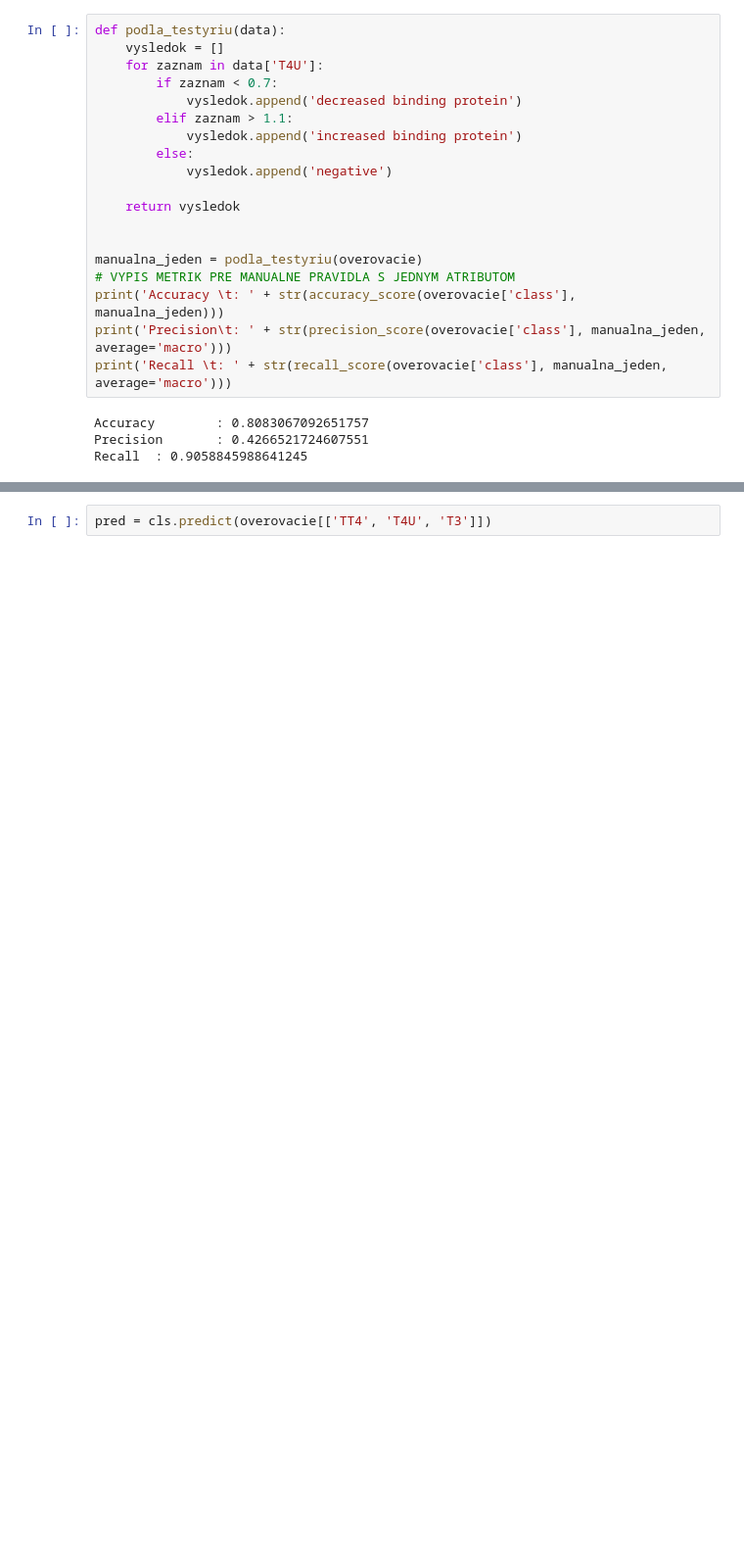
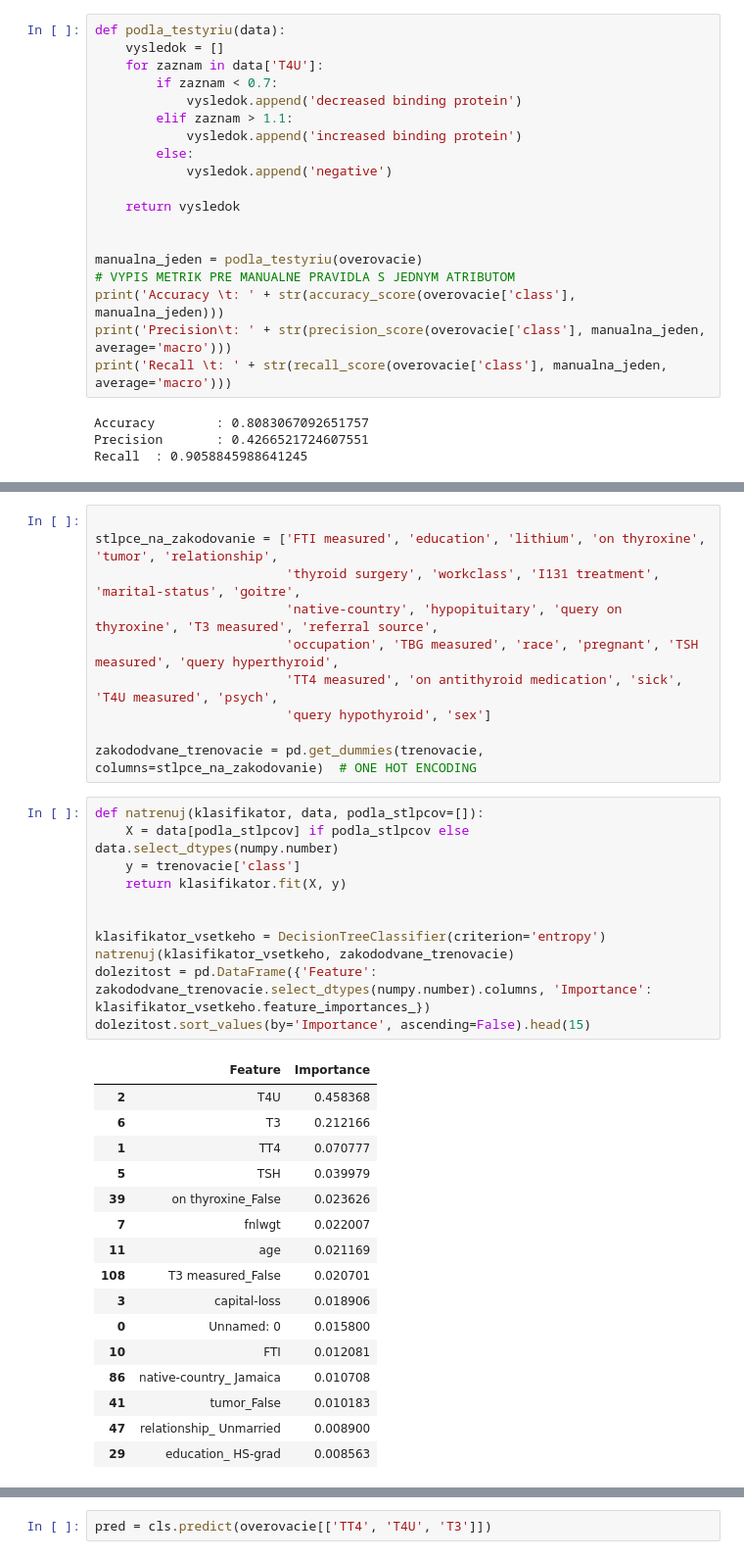
Before and after one commit to MatusPilnan/nadejny-informatik, a Jupyter notebook: utrzok-z-krabicky-od-elemiek.ipynb, the cells around one changed output, grey strips where cells are left out. Shown: that part at 98% size. Cells and saved outputs as stored; diff of their text form; blank space fills up the shorter version.

```diff
--- a/utrzok-z-krabicky-od-elemiek.ipynb
+++ b/utrzok-z-krabicky-od-elemiek.ipynb
@@ -94,3 +83,41 @@ print('Recall \t: ' + str(recall_score(overovacie['class'], manualna_dva, averag
 Accuracy        : 0.8690095846645367
 Precision       : 0.43304718034617534
 Recall  : 0.8984870901541546
+# %%
+
+stlpce_na_zakodovanie = ['FTI measured', 'education', 'lithium', 'on thyroxine', 'tumor', 'relationship',
+                         'thyroid surgery', 'workclass', 'I131 treatment', 'marital-status', 'goitre',
+                         'native-country', 'hypopituitary', 'query on thyroxine', 'T3 measured', 'referral source',
+                         'occupation', 'TBG measured', 'race', 'pregnant', 'TSH measured', 'query hyperthyroid',
+                         'TT4 measured', 'on antithyroid medication', 'sick', 'T4U measured', 'psych',
+                         'query hypothyroid', 'sex']
+
+zakododvane_trenovacie = pd.get_dummies(trenovacie, columns=stlpce_na_zakodovanie)  # ONE HOT ENCODING
+# %%
+def natrenuj(klasifikator, data, podla_stlpcov=[]):
+    X = data[podla_stlpcov] if podla_stlpcov else data.select_dtypes(numpy.number)
+    y = trenovacie['class']
+    return klasifikator.fit(X, y)
+
+
+klasifikator_vsetkeho = DecisionTreeClassifier(criterion='entropy')
+natrenuj(klasifikator_vsetkeho, zakododvane_trenovacie)
+dolezitost = pd.DataFrame({'Feature': zakododvane_trenovacie.select_dtypes(numpy.number).columns, 'Importance': klasifikator_vsetkeho.feature_importances_})
+dolezitost.sort_values(by='Importance', ascending=False).head(15)
+# %% [output]
+|  | Feature | Importance |
+| 2 | T4U | 0.458368 |
+| 6 | T3 | 0.212166 |
+| 1 | TT4 | 0.070777 |
+| 5 | TSH | 0.039979 |
+| 39 | on thyroxine_False | 0.023626 |
+| 7 | fnlwgt | 0.022007 |
+| 11 | age | 0.021169 |
+| 108 | T3 measured_False | 0.020701 |
+| 3 | capital-loss | 0.018906 |
+| 0 | Unnamed: 0 | 0.015800 |
+| 10 | FTI | 0.012081 |
+| 86 | native-country_ Jamaica | 0.010708 |
+| 41 | tumor_False | 0.010183 |
+| 47 | relationship_ Unmarried | 0.008900 |
+| 29 | education_ HS-grad | 0.008563 |
```
Also changed, not shown: parts of 8 cells of this notebook.
